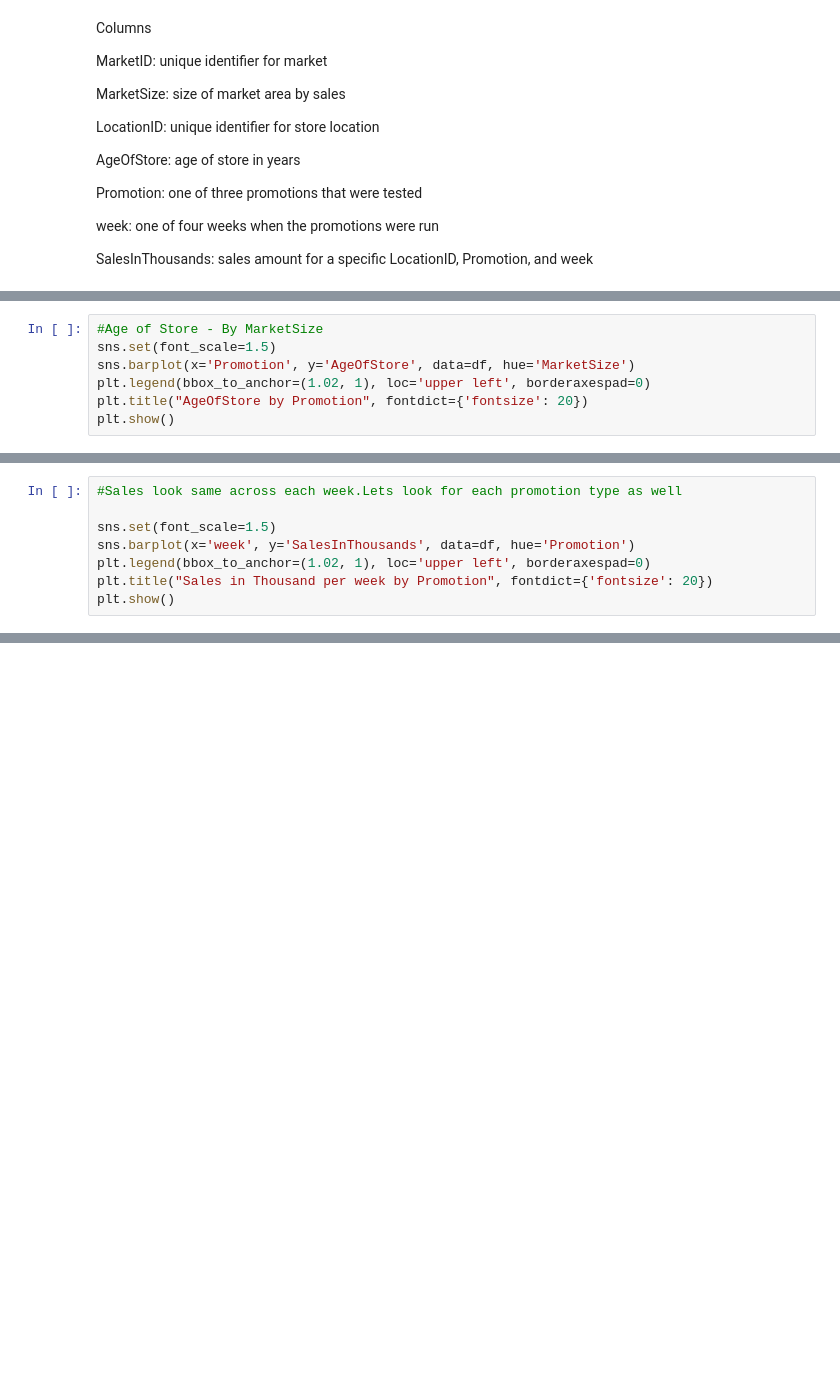
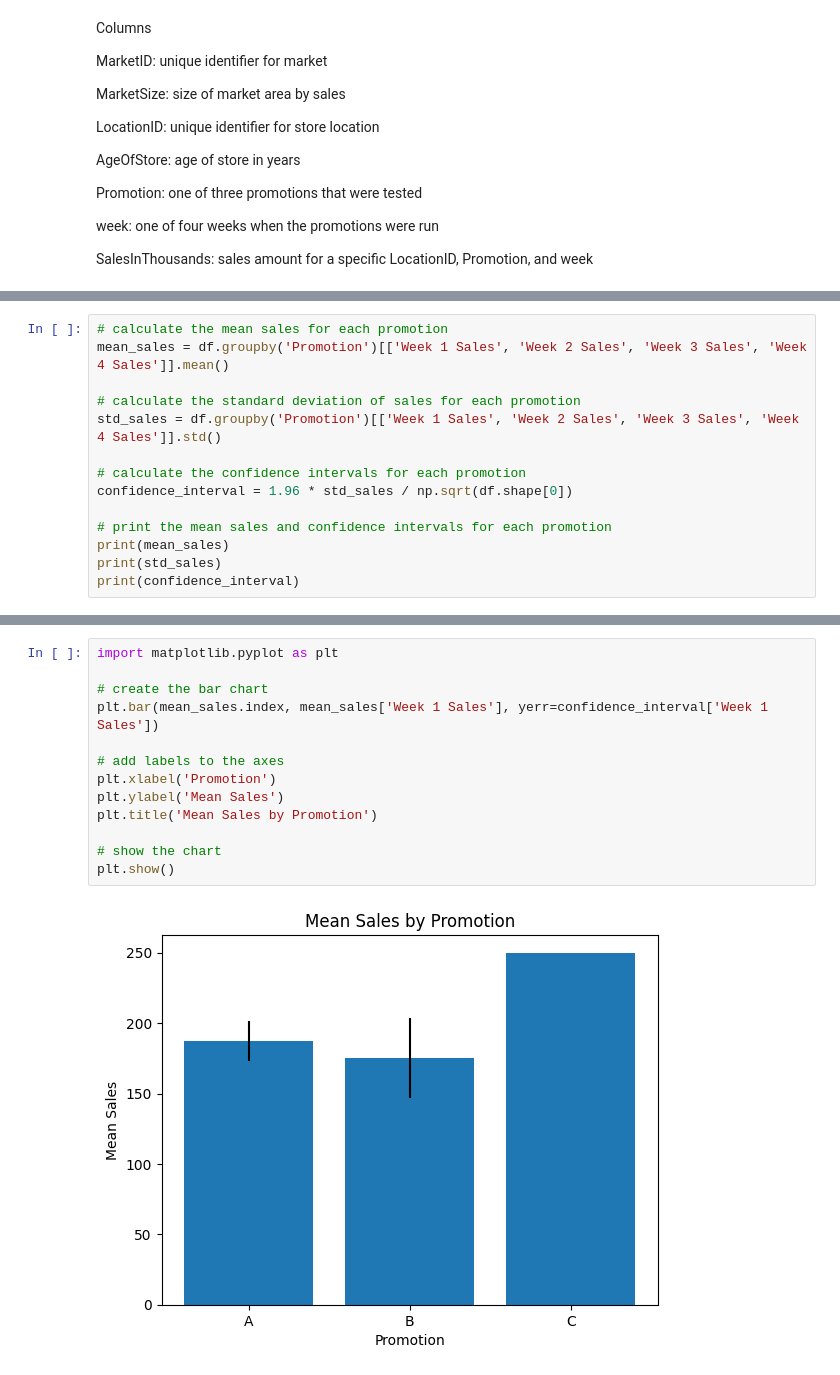
Before and after one commit to Eddy265/Python_Projects, a Jupyter notebook: A_B_test_marketing_strategy.ipynb, the cells around one changed output, grey strips where cells are left out. Saved outputs shown, nothing was run; the diff lists cells and outputs as text; blank space fills up the shorter version.

```diff
--- a/A_B_test_marketing_strategy.ipynb
+++ b/A_B_test_marketing_strategy.ipynb
@@ -123,7 +74,0 @@ plt.show()
-# %%
-#Age of Store - By MarketSize
-sns.set(font_scale=1.5)
-sns.barplot(x='Promotion', y='AgeOfStore', data=df, hue='MarketSize')
-plt.legend(bbox_to_anchor=(1.02, 1), loc='upper left', borderaxespad=0)
-plt.title("AgeOfStore by Promotion", fontdict={'fontsize': 20})
-plt.show()
@@ -156,8 +74,0 @@ plt.show()
-# %%
-#Sales look same across each week.Lets look for each promotion type as well
-
-sns.set(font_scale=1.5)
-sns.barplot(x='week', y='SalesInThousands', data=df, hue='Promotion')
-plt.legend(bbox_to_anchor=(1.02, 1), loc='upper left', borderaxespad=0)
-plt.title("Sales in Thousand per week by Promotion", fontdict={'fontsize': 20})
-plt.show()
@@ -222,0 +75,14 @@ The chart looks normal with no clear outlier. We will perform Normality test to
+# %%
+# calculate the mean sales for each promotion
+mean_sales = df.groupby('Promotion')[['Week 1 Sales', 'Week 2 Sales', 'Week 3 Sales', 'Week 4 Sales']].mean()
+
+# calculate the standard deviation of sales for each promotion
+std_sales = df.groupby('Promotion')[['Week 1 Sales', 'Week 2 Sales', 'Week 3 Sales', 'Week 4 Sales']].std()
+
+# calculate the confidence intervals for each promotion
+confidence_interval = 1.96 * std_sales / np.sqrt(df.shape[0])
+
+# print the mean sales and confidence intervals for each promotion
+print(mean_sales)
+print(std_sales)
+print(confidence_interval)
@@ -222,0 +140,15 @@ The chart looks normal with no clear outlier. We will perform Normality test to
+# %%
+import matplotlib.pyplot as plt
+
+# create the bar chart
+plt.bar(mean_sales.index, mean_sales['Week 1 Sales'], yerr=confidence_interval['Week 1 Sales'])
+
+# add labels to the axes
+plt.xlabel('Promotion')
+plt.ylabel('Mean Sales')
+plt.title('Mean Sales by Promotion')
+
+# show the chart
+plt.show()
+# %% [output]
+[figure, added]
```
Also changed, not shown: parts of 30 cells of this notebook, 1 other file.
